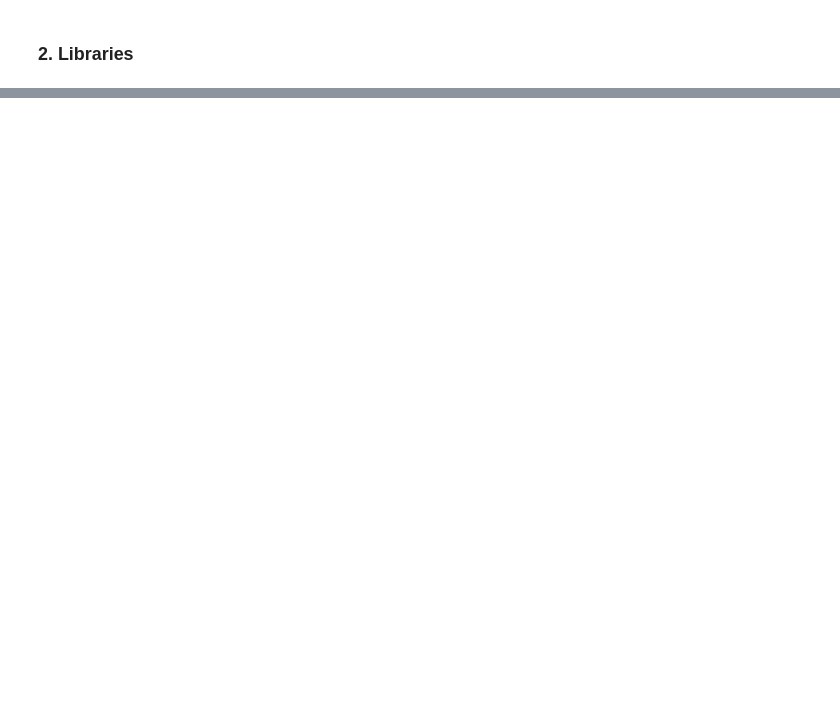
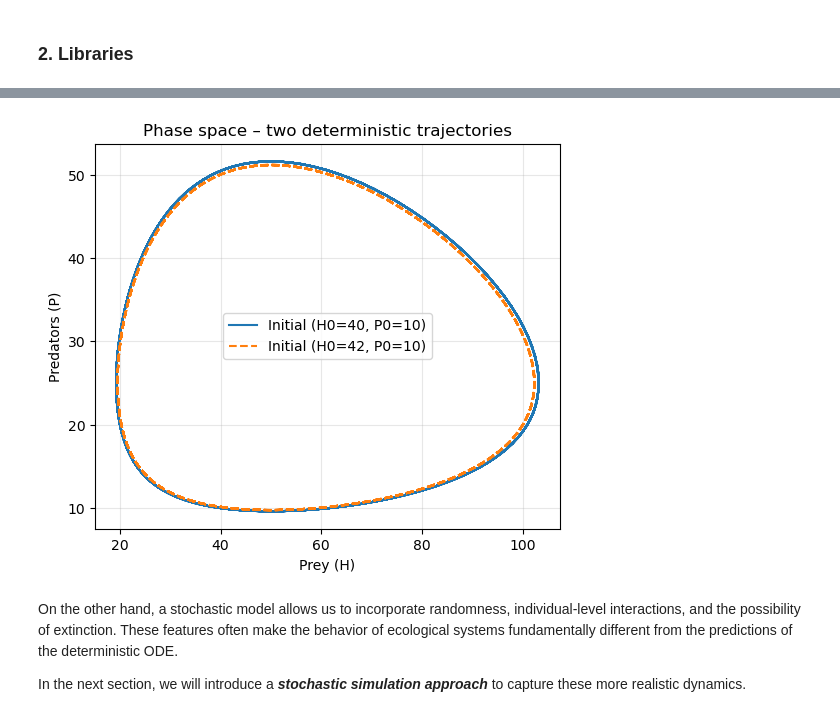
Before and after one commit to alexstoica-1/stochastic-lotka-volterra, a Jupyter notebook: notebooks/final_notebook.ipynb, the cells around one changed output, grey strips where cells are left out. Drawn from its saved outputs; the diff is of its cells as text; code cells hidden in the pictures; blank space fills up the shorter version.

```diff
--- a/notebooks/final_notebook.ipynb
+++ b/notebooks/final_notebook.ipynb
@@ -353,0 +506,31 @@ In result, the intial model is seen as a **Continuos Time Markov Jump Process**,
+# %%
+def perfect_cycles():
+    b, m, r, a = 0.5, 0.5, 0.02, 0.01
+    t_max = 150
+
+    H0_1, P0_1 = 40, 10
+    H0_2, P0_2 = 42, 10
+
+    t1, H1, P1, _, _ = simulate_lv(b, m, r, a, H0_1, P0_1, t_max)
+    t2, H2, P2, _, _ = simulate_lv(b, m, r, a, H0_2, P0_2, t_max)
+
+    plt.figure(figsize=(6, 5))
+
+    # Phase space: predators vs prey
+    plt.plot(H1, P1, label=f"Initial (H0={H0_1}, P0={P0_1})")
+    plt.plot(H2, P2, label=f"Initial (H0={H0_2}, P0={P0_2})", linestyle='--')
+
+    plt.title("Phase space – two deterministic trajectories")
+    plt.xlabel("Prey (H)")
+    plt.ylabel("Predators (P)")
+    plt.legend()
+    plt.grid(True, alpha=0.3)
+    plt.show()
+
+perfect_cycles()
+# %% [output]
+[figure, added]
+# %% [markdown]
+On the other hand, a stochastic model allows us to incorporate randomness, individual-level interactions, and the possibility of extinction. These features often make the behavior of ecological systems fundamentally different from the predictions of the deterministic ODE.
+
+In the next section, we will introduce a ***stochastic simulation approach*** to capture these more realistic dynamics.
```
Also changed, not shown: parts of 23 cells of this notebook.
